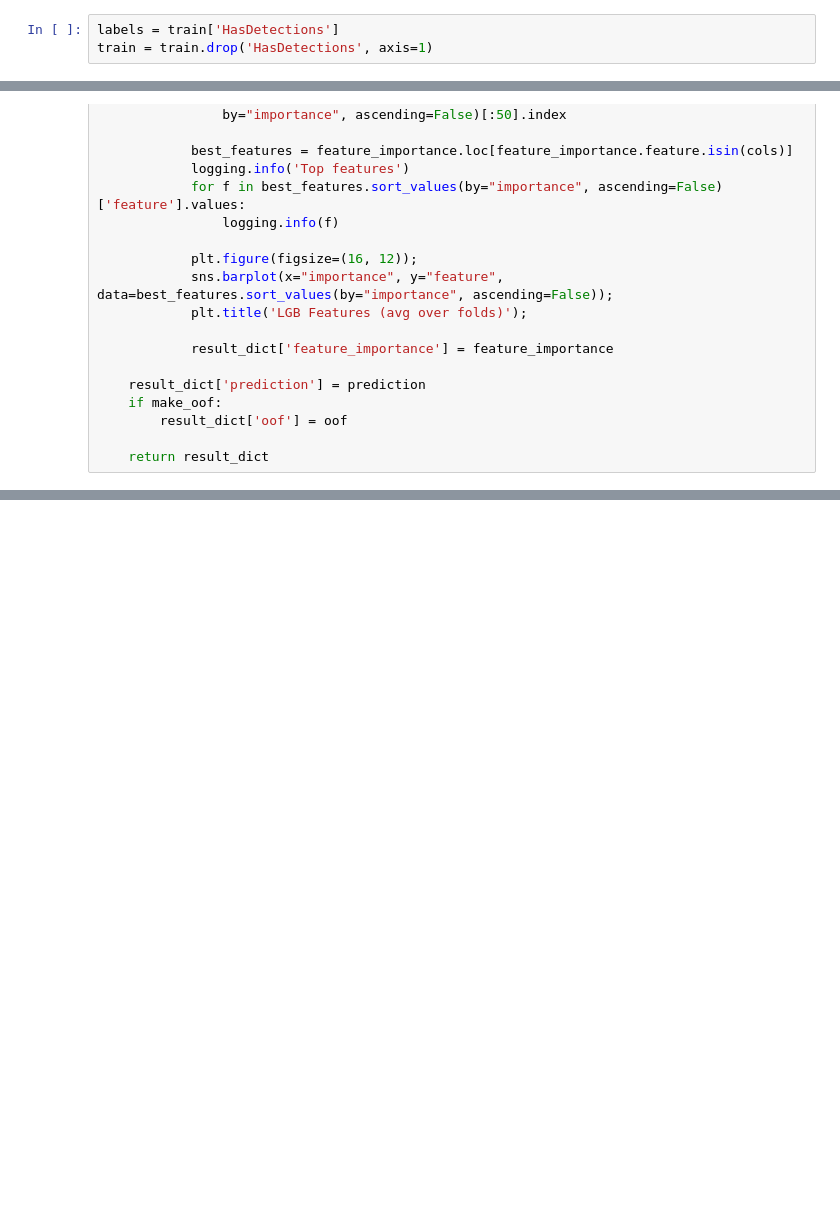
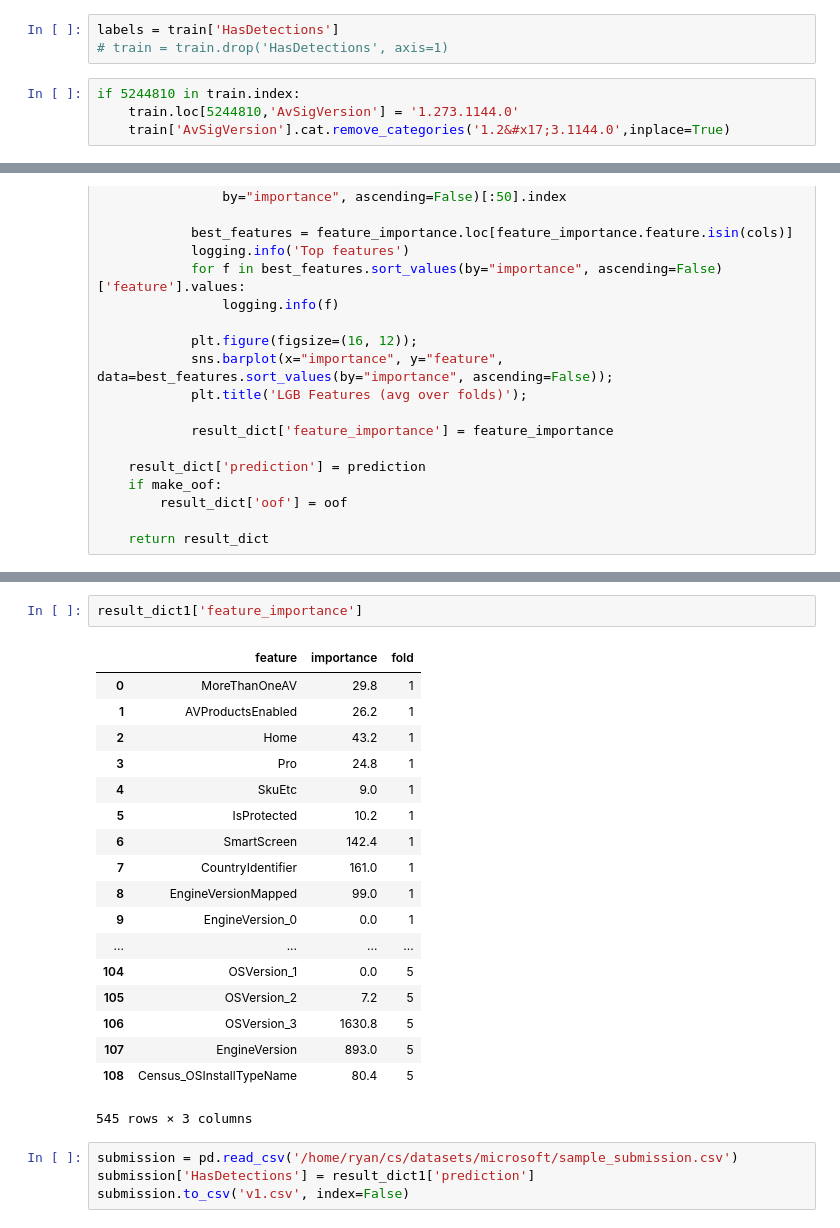
Before and after one commit to ryangoy/kaggle, a Jupyter notebook: microsoft/notebooks/v1.ipynb, the cells around one changed output, grey strips where cells are left out. Cells and saved outputs as stored; diff of their text form; blank space fills up the shorter version.

```diff
--- a/microsoft/notebooks/v1.ipynb
+++ b/microsoft/notebooks/v1.ipynb
@@ -161,6 +162,10 @@ Wall time: 1min 7s
 # %%
 labels = train['HasDetections']
-train = train.drop('HasDetections', axis=1)
+# train = train.drop('HasDetections', axis=1)
+# %%
+if 5244810 in train.index:
+    train.loc[5244810,'AvSigVersion'] = '1.273.1144.0'
+    train['AvSigVersion'].cat.remove_categories('1.2&#x17;3.1144.0',inplace=True)
 # %%
 def condense_feature(df, col, category_map, fill_with=None):
     feature = df[col]
@@ -445,0 +620,25 @@ result_dict1 = train_model(X=train_l1, X_test=test_l1, y=labels, params=params,
+# %%
+result_dict1['feature_importance']
+# %% [output]
+|  | feature | importance | fold |
+| 0 | MoreThanOneAV | 29.8 | 1 |
+| 1 | AVProductsEnabled | 26.2 | 1 |
+| 2 | Home | 43.2 | 1 |
+| 3 | Pro | 24.8 | 1 |
+| 4 | SkuEtc | 9.0 | 1 |
+| 5 | IsProtected | 10.2 | 1 |
+| 6 | SmartScreen | 142.4 | 1 |
+| 7 | CountryIdentifier | 161.0 | 1 |
+| 8 | EngineVersionMapped | 99.0 | 1 |
+| 9 | EngineVersion_0 | 0.0 | 1 |
+| ... | ... | ... | ... |
+| 104 | OSVersion_1 | 0.0 | 5 |
+| 105 | OSVersion_2 | 7.2 | 5 |
+| 106 | OSVersion_3 | 1630.8 | 5 |
+| 107 | EngineVersion | 893.0 | 5 |
+| 108 | Census_OSInstallTypeName | 80.4 | 5 |
+545 rows × 3 columns
+# %%
+submission = pd.read_csv('/home/ryan/cs/datasets/microsoft/sample_submission.csv')
+submission['HasDetections'] = result_dict1['prediction']
+submission.to_csv('v1.csv', index=False)
```
Also changed, not shown: parts of 15 cells of this notebook, 4 other files.
